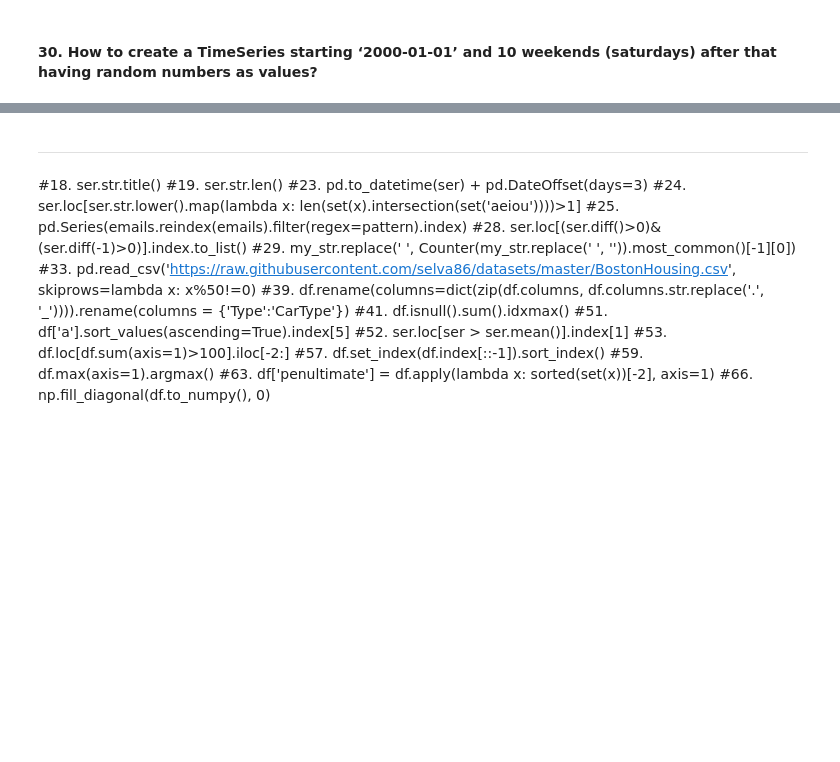
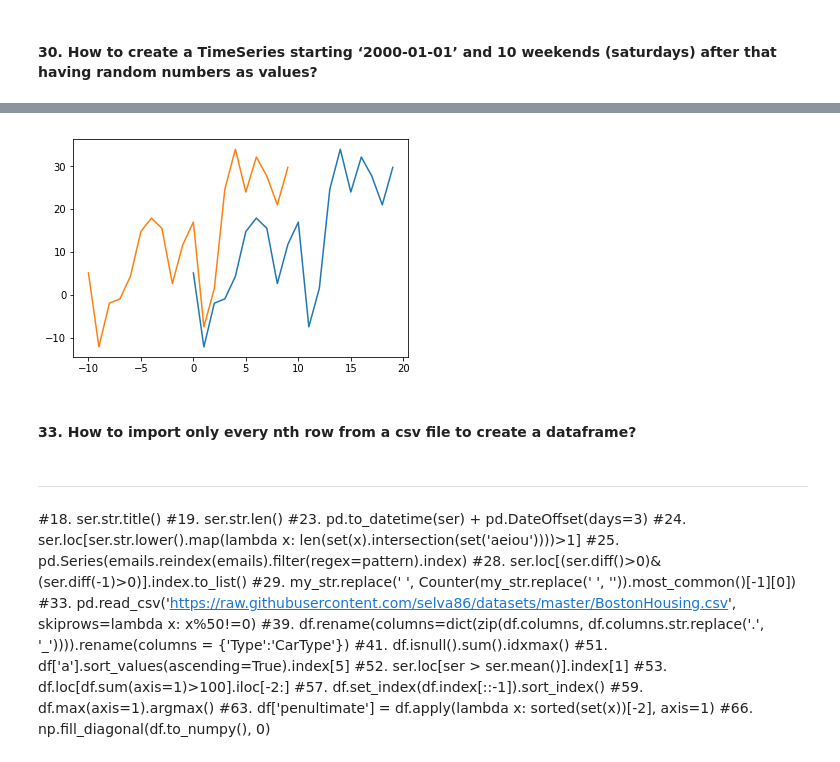
Before and after one commit to KarimaCha/Exercises_Python_NumPy_Pandas, a Jupyter notebook: 03_Pandas_Exercises_KC.ipynb, the cells around one changed output, grey strips where cells are left out. Saved outputs shown, nothing was run; the diff lists cells and outputs as text; code cells hidden in the pictures; blank space fills up the shorter version.

```diff
--- a/03_Pandas_Exercises_KC.ipynb
+++ b/03_Pandas_Exercises_KC.ipynb
@@ -895,0 +1035,8 @@ my_str.replace(' ', least_freq)
+# %%
+ser.plot();
+ser.index -= lagmax
+ser.plot();
+# %% [output]
+[figure, added]
+# %% [markdown]
+#### 33. How to import only every nth row from a csv file to create a dataframe?
```
Also changed, not shown: parts of 15 cells of this notebook.
